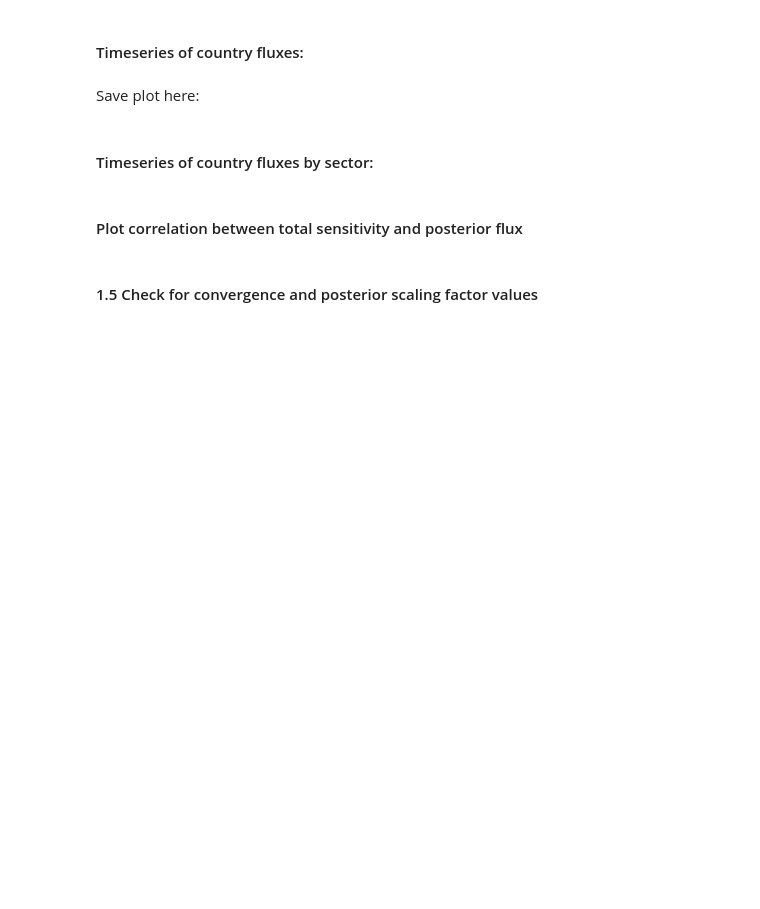
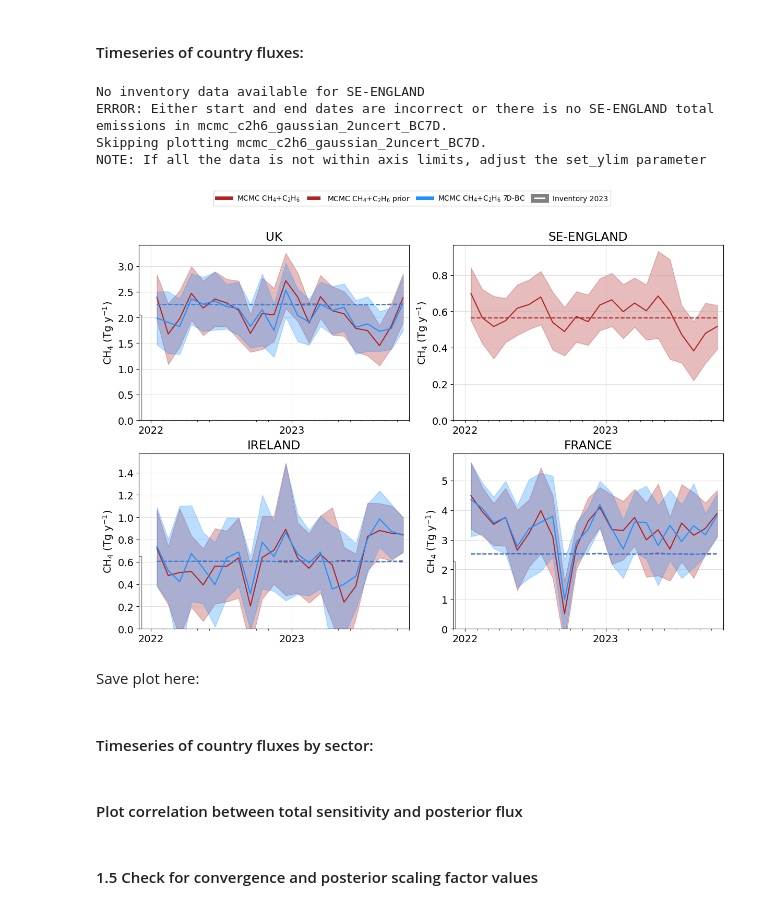
Before and after one commit to openghg/fluxie, a Jupyter notebook: PARIS_inversion_results.ipynb, the cells around one changed output. Cells and saved outputs as stored; diff of their text form; code cells hidden in the pictures; blank space fills up the shorter version.

```diff
--- a/PARIS_inversion_results.ipynb
+++ b/PARIS_inversion_results.ipynb
@@ -200,26 +217,32 @@ for m in models:
 # %%
 ###################################
 ### edit variables in this block
-plot_regions = ['UK','SE-ENGLAND'] #works best with 6 countries but can run with any number (will always create at least 4 subplots though)
+plot_regions = ['UK','SE-ENGLAND','IRELAND','FRANCE'] #works best with 6 countries but can run with any number (will always create at least 4 subplots though)
 plot_inventory = True
 inventory_years = ['2023'] #If None, plots most recent. Or can choose list of years: ['2022','2023']
 fix_y_axes = False #if True: all y axis limits are the same, if False: each y axis is relative to the data
                      #if a list of floats (e.g. [0,0.1]) applies these limit to all axes
 add_prior_unc = False #if True: plots prior uncertainty as shaded area
 set_global_leg = True #If True, plots one single legend instead of one legend per subplot.
 country_codes_as_titles = False #If True, lists 3-letter country codes under region names in subplot titles
 plot_separate = True #If True, includes all model results as separate lines
 plot_combined = False #If True, combined results, averaged from all models
 plot_separate_by_year = False #If True, plot average flux over each year
 period_override = None #use to override standard inversion periods, must be a list the same length as models, e.g. ['monthly','yearly']
 ###################################
 
 fig = func.plot_country_flux(ds_all_flux_scaled,species,plot_regions,model_labels,
                              model_colors,
                              plot_inventory,inventory_years,data_dir,fix_y_axes,
                              add_prior_unc,set_global_leg,country_codes_as_titles=country_codes_as_titles,
                              plot_separate=plot_separate,plot_combined=plot_combined,
                              plot_separate_by_year=plot_separate_by_year,period_override=period_override)
+# %% [output]
+No inventory data available for SE-ENGLAND
+ERROR: Either start and end dates are incorrect or there is no SE-ENGLAND total emissions in mcmc_c2h6_gaussian_2uncert_BC7D.
+Skipping plotting mcmc_c2h6_gaussian_2uncert_BC7D.
+NOTE: If all the data is not within axis limits, adjust the set_ylim parameter
+[figure, added]
 # %% [markdown]
 Save plot here:
 # %%
```
Also changed, not shown: parts of 9 cells of this notebook.
